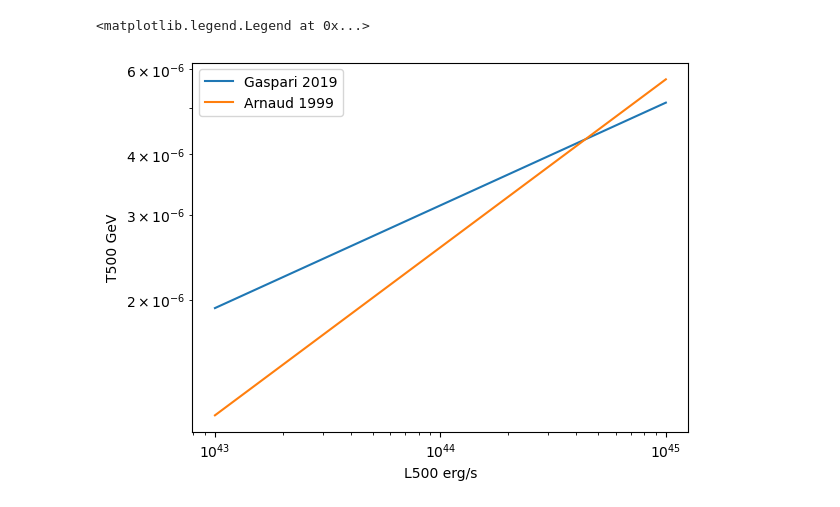
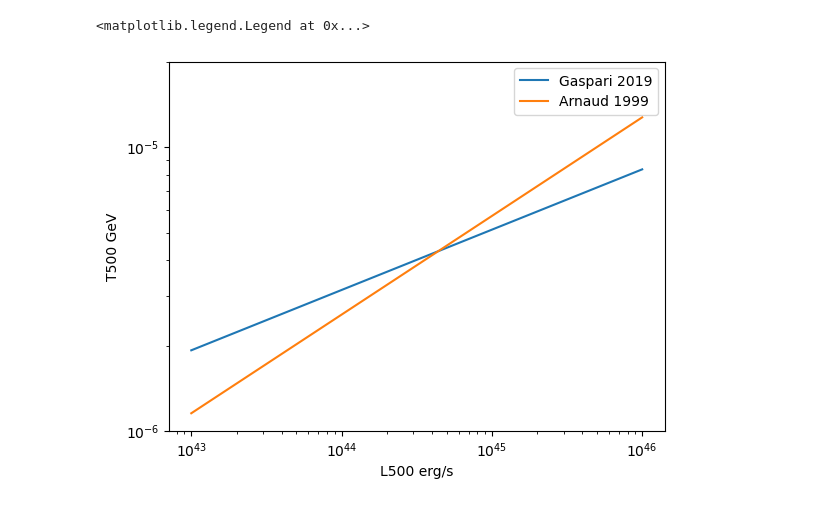
Before and after one commit to eleanorstuart/thermo-idm, a Jupyter notebook: Gaspari_L-T.ipynb, the cells around one changed output. Cells and saved outputs as stored; diff of their text form; code cells hidden in the pictures.

```diff
--- a/Gaspari_L-T.ipynb
+++ b/Gaspari_L-T.ipynb
@@ -11,14 +18,15 @@ def gaspari_temp(L500):
     temp = np.power(10, exp) * u.keV
     return temp.to(u.GeV)
 # %%
-L500s = np.logspace(-1, 1)*1e44*u.erg/u.s
+L500s = np.logspace(-1, 2)*1e44*u.erg/u.s
 plt.loglog(L500s, gaspari_temp(L500s), label="Gaspari 2019")
 plt.loglog(L500s, temp_from_luminosity(L500s), label="Arnaud 1999")
 
 plt.xlabel("L500 erg/s")
 plt.ylabel("T500 GeV")
 
+plt.ylim(1e-6, 2e-5)
 plt.legend()
 # %% [output]
 <matplotlib.legend.Legend at 0x...>
-[figure, old version]
+[figure, new version]
```
Also changed, not shown: parts of 5 cells of this notebook, 4 other files.
